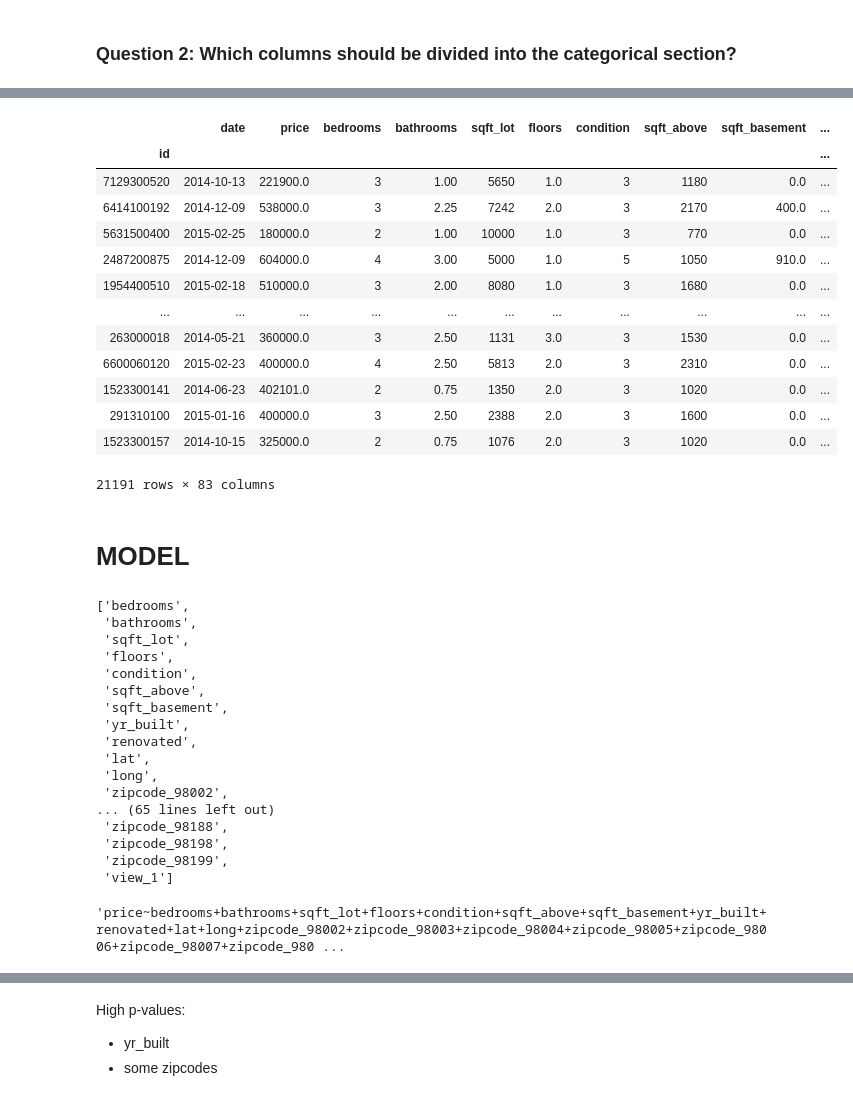
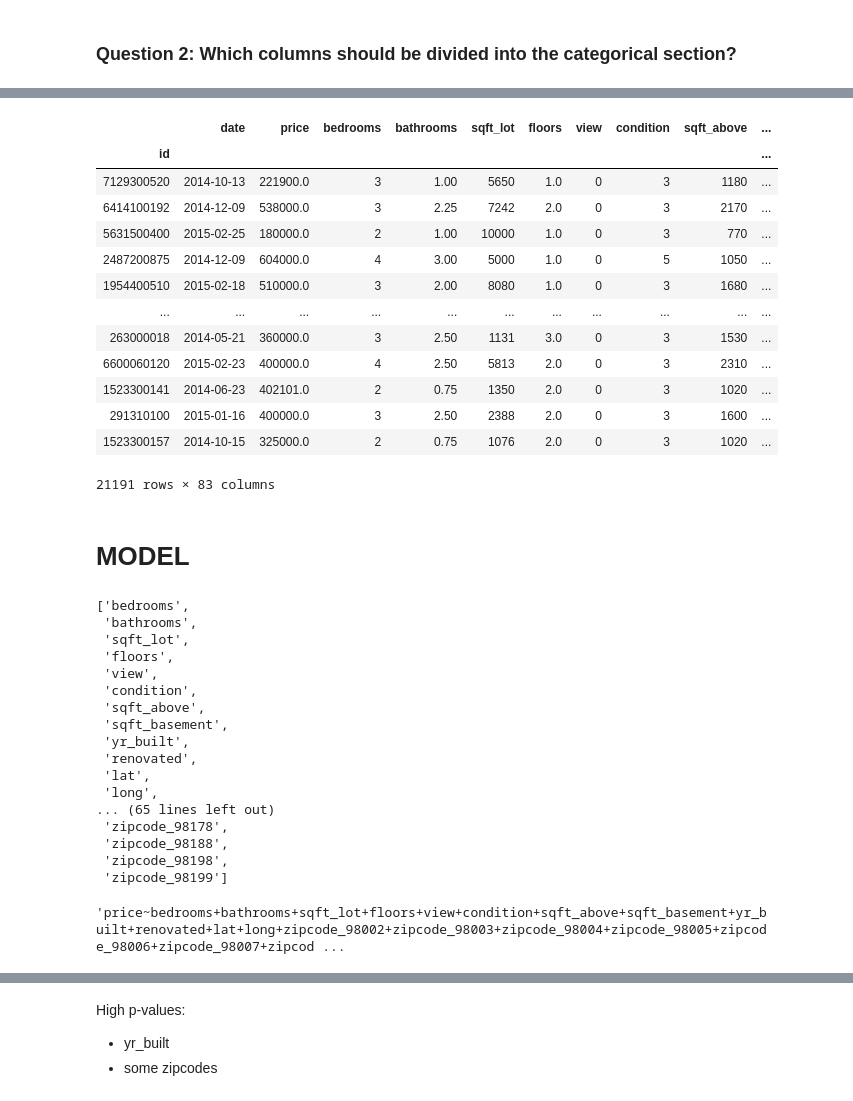
Before and after one commit to jhusney1/dsc-mod-2-project-v2-1-onl01-dtsc-ft-070620, a Jupyter notebook: student.ipynb, the cells around one changed output, grey strips where cells are left out. Drawn from its saved outputs; the diff is of its cells as text; code cells hidden in the pictures.

```diff
--- a/student.ipynb
+++ b/student.ipynb
@@ -509,21 +507,21 @@ pd.plotting.scatter_matrix(kings_df, figsize=(18,20));
 # %%
-cat_cols = ['zipcode', 'view']
+cat_cols = ['zipcode']
 kings_df = pd.get_dummies(data=kings_df, columns= cat_cols, drop_first=True)
 kings_df
 # %% [output]
-|  | date | price | bedrooms | bathrooms | sqft_lot | floors | condition | sqft_above | sqft_basement | ... |
+|  | date | price | bedrooms | bathrooms | sqft_lot | floors | view | condition | sqft_above | ... |
 | id |  |  |  |  |  |  |  |  |  | ... |
-| 7129300520 | 2014-10-13 | 221900.0 | 3 | 1.00 | 5650 | 1.0 | 3 | 1180 | 0.0 | ... |
-| 6414100192 | 2014-12-09 | 538000.0 | 3 | 2.25 | 7242 | 2.0 | 3 | 2170 | 400.0 | ... |
-| 5631500400 | 2015-02-25 | 180000.0 | 2 | 1.00 | 10000 | 1.0 | 3 | 770 | 0.0 | ... |
-| 2487200875 | 2014-12-09 | 604000.0 | 4 | 3.00 | 5000 | 1.0 | 5 | 1050 | 910.0 | ... |
-| 1954400510 | 2015-02-18 | 510000.0 | 3 | 2.00 | 8080 | 1.0 | 3 | 1680 | 0.0 | ... |
+| 7129300520 | 2014-10-13 | 221900.0 | 3 | 1.00 | 5650 | 1.0 | 0 | 3 | 1180 | ... |
+| 6414100192 | 2014-12-09 | 538000.0 | 3 | 2.25 | 7242 | 2.0 | 0 | 3 | 2170 | ... |
+| 5631500400 | 2015-02-25 | 180000.0 | 2 | 1.00 | 10000 | 1.0 | 0 | 3 | 770 | ... |
+| 2487200875 | 2014-12-09 | 604000.0 | 4 | 3.00 | 5000 | 1.0 | 0 | 5 | 1050 | ... |
+| 1954400510 | 2015-02-18 | 510000.0 | 3 | 2.00 | 8080 | 1.0 | 0 | 3 | 1680 | ... |
 | ... | ... | ... | ... | ... | ... | ... | ... | ... | ... | ... |
-| 263000018 | 2014-05-21 | 360000.0 | 3 | 2.50 | 1131 | 3.0 | 3 | 1530 | 0.0 | ... |
-| 6600060120 | 2015-02-23 | 400000.0 | 4 | 2.50 | 5813 | 2.0 | 3 | 2310 | 0.0 | ... |
-| 1523300141 | 2014-06-23 | 402101.0 | 2 | 0.75 | 1350 | 2.0 | 3 | 1020 | 0.0 | ... |
-| 291310100 | 2015-01-16 | 400000.0 | 3 | 2.50 | 2388 | 2.0 | 3 | 1600 | 0.0 | ... |
-| 1523300157 | 2014-10-15 | 325000.0 | 2 | 0.75 | 1076 | 2.0 | 3 | 1020 | 0.0 | ... |
+| 263000018 | 2014-05-21 | 360000.0 | 3 | 2.50 | 1131 | 3.0 | 0 | 3 | 1530 | ... |
+| 6600060120 | 2015-02-23 | 400000.0 | 4 | 2.50 | 5813 | 2.0 | 0 | 3 | 2310 | ... |
+| 1523300141 | 2014-06-23 | 402101.0 | 2 | 0.75 | 1350 | 2.0 | 0 | 3 | 1020 | ... |
+| 291310100 | 2015-01-16 | 400000.0 | 3 | 2.50 | 2388 | 2.0 | 0 | 3 | 1600 | ... |
+| 1523300157 | 2014-10-15 | 325000.0 | 2 | 0.75 | 1076 | 2.0 | 0 | 3 | 1020 | ... |
 21191 rows × 83 columns
 # %% [markdown]
 # MODEL
@@ -551,6 +550,7 @@ x_cols
  'bathrooms',
  'sqft_lot',
  'floors',
+ 'view',
  'condition',
  'sqft_above',
  'sqft_basement',
@@ -558,19 +558,18 @@ x_cols
  'renovated',
  'lat',
  'long',
- 'zipcode_98002',
 ... (65 lines left out)
+ 'zipcode_98178',
  'zipcode_98188',
  'zipcode_98198',
- 'zipcode_98199',
- 'view_1']
+ 'zipcode_98199']
 # %%
 from statsmodels.formula.api import ols
 predictors = '+'.join(x_cols)
 formula = outcome + '~' + predictors
 formula
 # %% [output]
-'price~bedrooms+bathrooms+sqft_lot+floors+condition+sqft_above+sqft_basement+yr_built+renovated+lat+long+zipcode_98002+zipcode_98003+zipcode_98004+zipcode_98005+zipcode_98006+zipcode_98007+zipcode_980 ...
+'price~bedrooms+bathrooms+sqft_lot+floors+view+condition+sqft_above+sqft_basement+yr_built+renovated+lat+long+zipcode_98002+zipcode_98003+zipcode_98004+zipcode_98005+zipcode_98006+zipcode_98007+zipcod ...
 # %%
 model = ols(formula=formula, data=kings_df).fit()
 model.summary()
```
Also changed, not shown: parts of 9 cells of this notebook.
